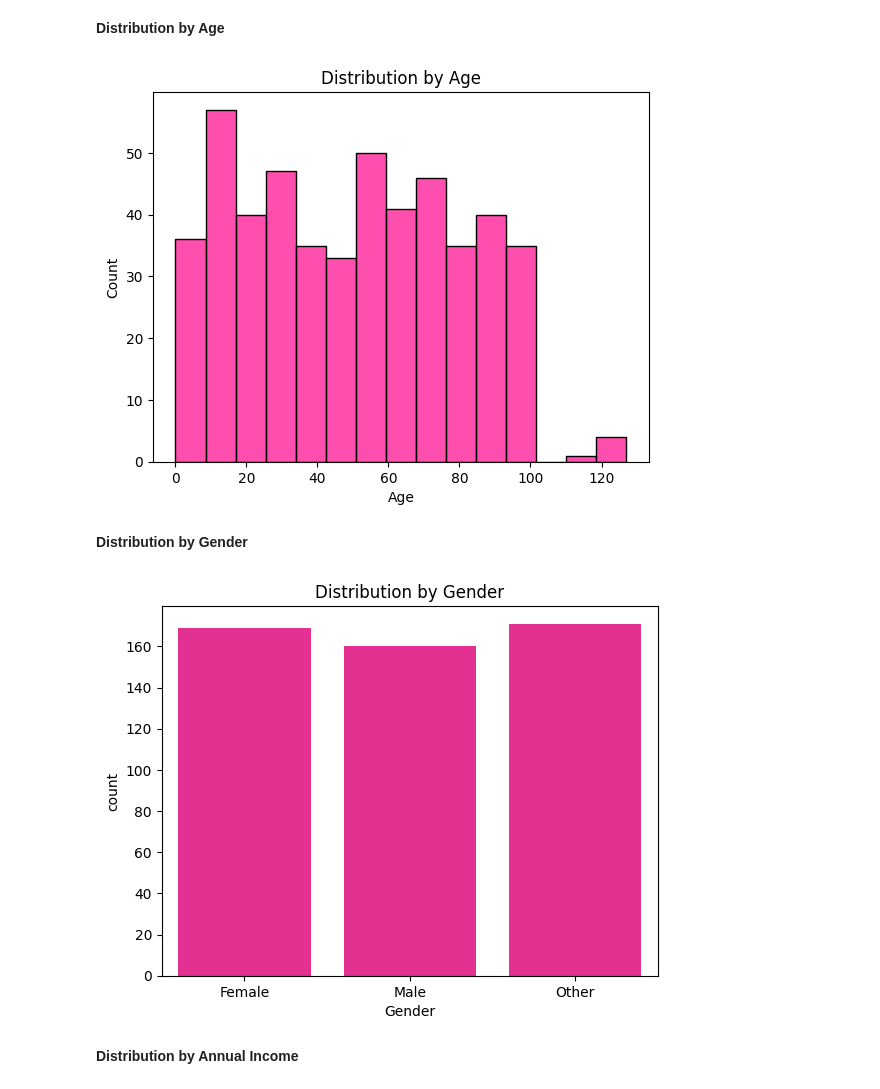
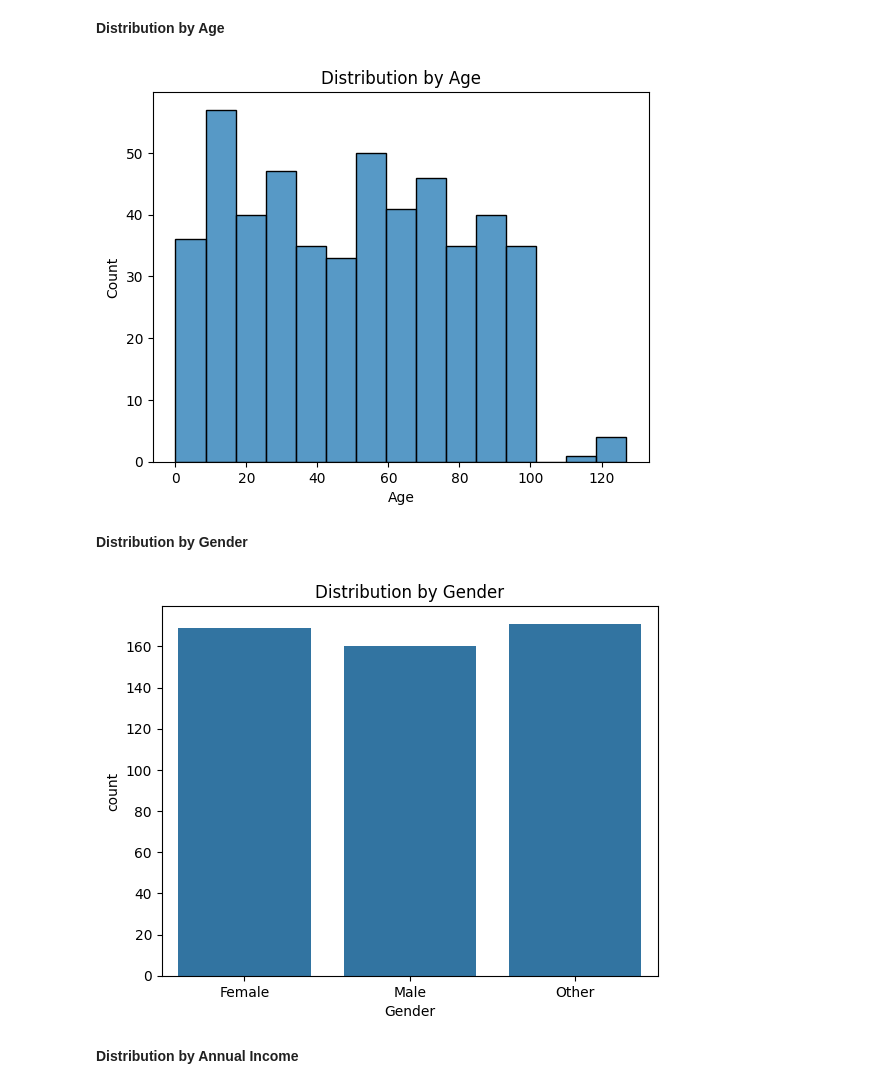
Before and after one commit to amdbsilva/pre-processing, a Jupyter notebook: projeto de datapreprocessing.ipynb, the cells around one changed output. Saved outputs shown, nothing was run; the diff lists cells and outputs as text; code cells hidden in the pictures.

```diff
--- a/projeto de datapreprocessing.ipynb
+++ b/projeto de datapreprocessing.ipynb
@@ -411,5 +387,3 @@ data[(data['Insurance Provider'] == 'Provider A') & (data['Insurance Coverage']
-# %%
-data.loc[provider_a_wrong, 'Insurance Coverage'] = data.loc[provider_a_wrong, 'Consultation Price']*0.8
 # %%
 data.info()
 # %% [output]
@@ -524,5 +578,5 @@ edu_level_patients = patients_rows_edu_level.groupby(patients_rows_edu_level.ind
 
 for patient in patients_with_nan_edu_level:
     level_to_fill_in_with = edu_level_patients.get(patient)
-    #if level_to_fill_in_with is not None:
-    data.loc[patient, 'Education Level'] = data.loc[patient, 'Education Level'].fillna(level_to_fill_in_with)
+    if level_to_fill_in_with is not None:
+        data.loc[patient, 'Education Level'] = data.loc[patient, 'Education Level'].fillna(level_to_fill_in_with)
@@ -942,36 +999,3 @@ dtype: float64
-# %%
-data['Income_log'] = np.log1p(data['Approximate Annual Income']).astype('float64')
-data['Consultation_price_log'] = np.log1p(data['Consultation Price']).astype('float64')
-
-data['Insurance Coverage Percentage'] = (data['Insurance Coverage'].div(data['Consultation Price'])).round(2)
-
-def define_age_group(age):
-    if age<18:
-        return 'Children'
-    elif age < 65:
-        return 'Adult'
-    else:
-        return 'Elders'
-
-data['Age Group'] = data['Age'].apply(define_age_group)
-
-def define_age_range(age):
-    if age<18:
-        return '[0-17]'
-    elif age < 65:
-        return '[18-64]'
-    else:
-        return '[65-127]'
-
-data['Age Range'] = data['Age'].apply(define_age_range)
-
-from datetime import datetime
-
-import datetime
-
-today = datetime.datetime.now()
-diff = today - data['Visit Date']
-data['Days since last visit'] = diff.dt.days
 # %% [markdown]
 **Static attributes (demographics)**
 # %%
@@ -1002,19 +1028,19 @@ abt.head()
 # %% [markdown]
 **Distribution by Age**
 # %%
-sns.histplot(data = abt, x = 'Age', bins = 15, color='deeppink')
+sns.histplot(data = abt, x = 'Age', bins = 15)
 plt.title('Distribution by Age')
 plt.show()
 # %% [output]
-[figure, old version]
+[figure, new version]
 # %% [markdown]
 **Distribution by Gender**
 # %%
-sns.countplot(data = abt, x='Gender', color='deeppink')
+sns.countplot(data = abt, x='Gender')
 plt.title('Distribution by Gender')
 plt.show()
 # %% [output]
-[figure, old version]
+[figure, new version]
 # %% [markdown]
 **Distribution by Annual Income**
 # %%
```
Also changed, not shown: parts of 97 cells of this notebook, 2 other files.
